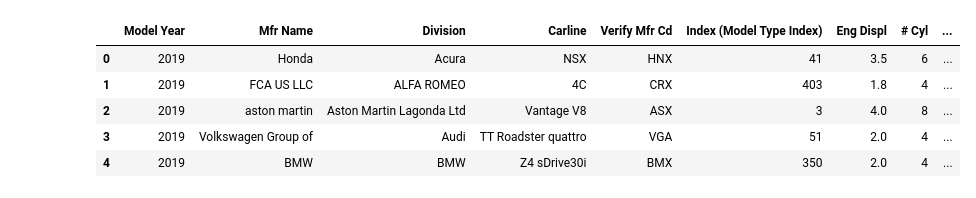
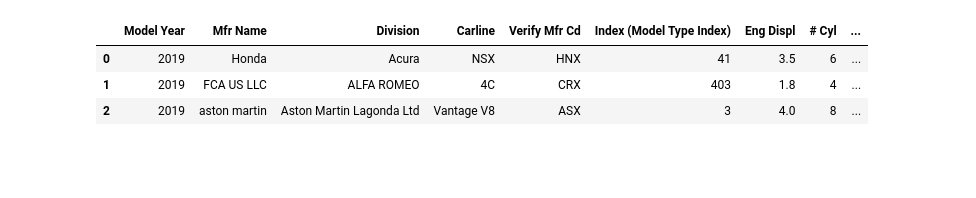
Before and after one commit to jhonymaurad/Data-Science-Project, a Jupyter notebook: Project Analysis.ipynb, the cells around one changed output. Cells and saved outputs as stored; diff of their text form; code cells hidden in the pictures; blank space fills up the shorter version.

```diff
--- a/Project Analysis.ipynb
+++ b/Project Analysis.ipynb
@@ -8,11 +8,10 @@ import seaborn as sns
 pd.set_option('display.max_columns', None)
 # %%
 cars = pd.read_csv("e_9-5-2019-no-sales-_9_4_2019public.csv")
-cars.head()
+
+cars.head(3)
 # %% [output]
 |  | Model Year | Mfr Name | Division | Carline | Verify Mfr Cd | Index (Model Type Index) | Eng Displ | # Cyl | ... |
 | 0 | 2019 | Honda | Acura | NSX | HNX | 41 | 3.5 | 6 | ... |
 | 1 | 2019 | FCA US LLC | ALFA ROMEO | 4C | CRX | 403 | 1.8 | 4 | ... |
 | 2 | 2019 | aston martin | Aston Martin Lagonda Ltd | Vantage V8 | ASX | 3 | 4.0 | 8 | ... |
-| 3 | 2019 | Volkswagen Group of | Audi | TT Roadster quattro | VGA | 51 | 2.0 | 4 | ... |
-| 4 | 2019 | BMW | BMW | Z4 sDrive30i | BMX | 350 | 2.0 | 4 | ... |
```
Also changed, not shown: parts of 14 cells of this notebook, 9 other files.
